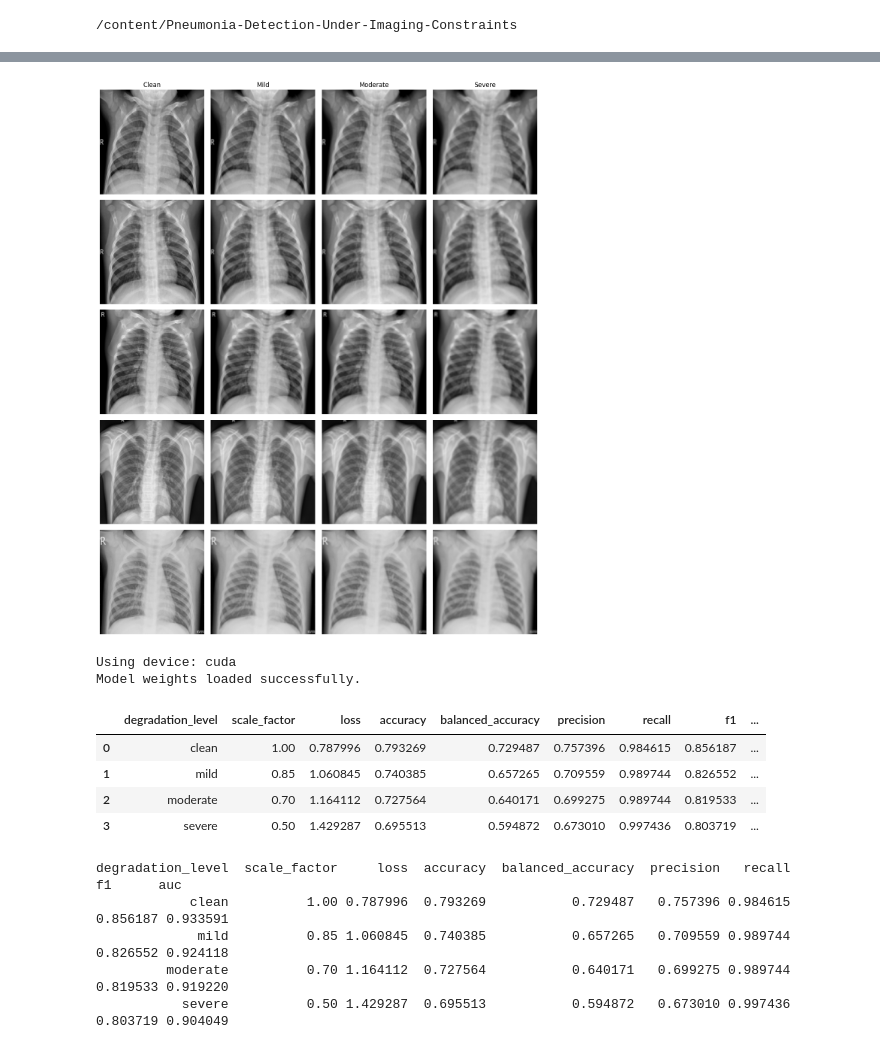
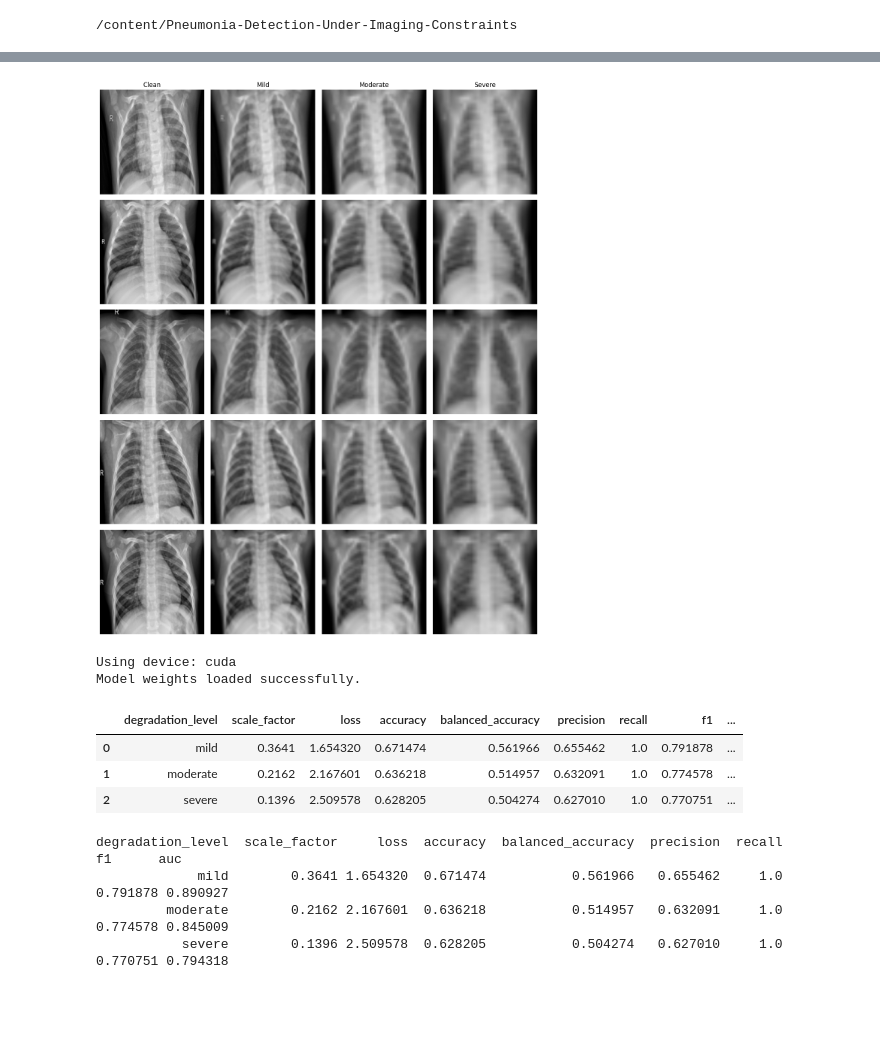
Before and after one commit to dhruvmenon76/Pneumonia-Detection-Under-Imaging-Constraints, a Jupyter notebook: notebooks/pixel_size_degradation.ipynb, the cells around one changed output, grey strips where cells are left out. Saved outputs shown, nothing was run; the diff lists cells and outputs as text; code cells hidden in the pictures; blank space fills up the shorter version.

```diff
--- a/notebooks/pixel_size_degradation.ipynb
+++ b/notebooks/pixel_size_degradation.ipynb
@@ -56,10 +57,9 @@ clean_loaders, degraded_loader_sets = create_resolution_dataloaders(
     base_path=base_path,
     batch_size=8,
     degradation_levels={
-        "clean": 1.00,
-        "mild": 0.85,
-        "moderate": 0.70,
-        "severe": 0.50,
+        "mild": 0.3641,
+        "moderate": 0.2162,
+        "severe": 0.1396,
     }
 )
 
@@ -84,34 +84,34 @@ images_severe = next(iter(degraded_loader_sets["severe"]["test"]))[0]
 # -----------------------------------
 # Plot comparison
 # -----------------------------------
 num_images = 5  # how many samples to show
 
 fig, axes = plt.subplots(num_images, 4, figsize=(12, 3 * num_images))
 
 titles = ["Clean", "Mild", "Moderate", "Severe"]
 
 for i in range(num_images):
     imgs = [
         images_clean[i],
         images_mild[i],
         images_moderate[i],
         images_severe[i],
     ]
 
     for j in range(4):
         img = imgs[j].permute(1, 2, 0).cpu().numpy()
         img = unnormalize(img)
 
         axes[i, j].imshow(img.squeeze(), cmap="gray")
         axes[i, j].axis("off")
 
         if i == 0:
             axes[i, j].set_title(titles[j])
 
 plt.tight_layout()
 plt.show()
 # %% [output]
-[figure, old version]
+[figure, new version]
 # %%
 import os
 import torch
@@ -252,18 +252,16 @@ results_df = pd.DataFrame(results).sort_values("scale_factor", ascending=False)
 results_df
 # %% [output]
 |  | degradation_level | scale_factor | loss | accuracy | balanced_accuracy | precision | recall | f1 | ... |
-| 0 | clean | 1.00 | 0.787996 | 0.793269 | 0.729487 | 0.757396 | 0.984615 | 0.856187 | ... |
-| 1 | mild | 0.85 | 1.060845 | 0.740385 | 0.657265 | 0.709559 | 0.989744 | 0.826552 | ... |
-| 2 | moderate | 0.70 | 1.164112 | 0.727564 | 0.640171 | 0.699275 | 0.989744 | 0.819533 | ... |
-| 3 | severe | 0.50 | 1.429287 | 0.695513 | 0.594872 | 0.673010 | 0.997436 | 0.803719 | ... |
+| 0 | mild | 0.3641 | 1.654320 | 0.671474 | 0.561966 | 0.655462 | 1.0 | 0.791878 | ... |
+| 1 | moderate | 0.2162 | 2.167601 | 0.636218 | 0.514957 | 0.632091 | 1.0 | 0.774578 | ... |
+| 2 | severe | 0.1396 | 2.509578 | 0.628205 | 0.504274 | 0.627010 | 1.0 | 0.770751 | ... |
 # %%
 print(results_df.to_string(index=False))
 # %% [output]
-degradation_level  scale_factor     loss  accuracy  balanced_accuracy  precision   recall       f1      auc
-            clean          1.00 0.787996  0.793269           0.729487   0.757396 0.984615 0.856187 0.933591
-             mild          0.85 1.060845  0.740385           0.657265   0.709559 0.989744 0.826552 0.924118
-         moderate          0.70 1.164112  0.727564           0.640171   0.699275 0.989744 0.819533 0.919220
-           severe          0.50 1.429287  0.695513           0.594872   0.673010 0.997436 0.803719 0.904049
+degradation_level  scale_factor     loss  accuracy  balanced_accuracy  precision  recall       f1      auc
+             mild        0.3641 1.654320  0.671474           0.561966   0.655462     1.0 0.791878 0.890927
+         moderate        0.2162 2.167601  0.636218           0.514957   0.632091     1.0 0.774578 0.845009
+           severe        0.1396 2.509578  0.628205           0.504274   0.627010     1.0 0.770751 0.794318
 # %%
 import matplotlib.pyplot as plt
 
```
Also changed, not shown: parts of 13 cells of this notebook.
